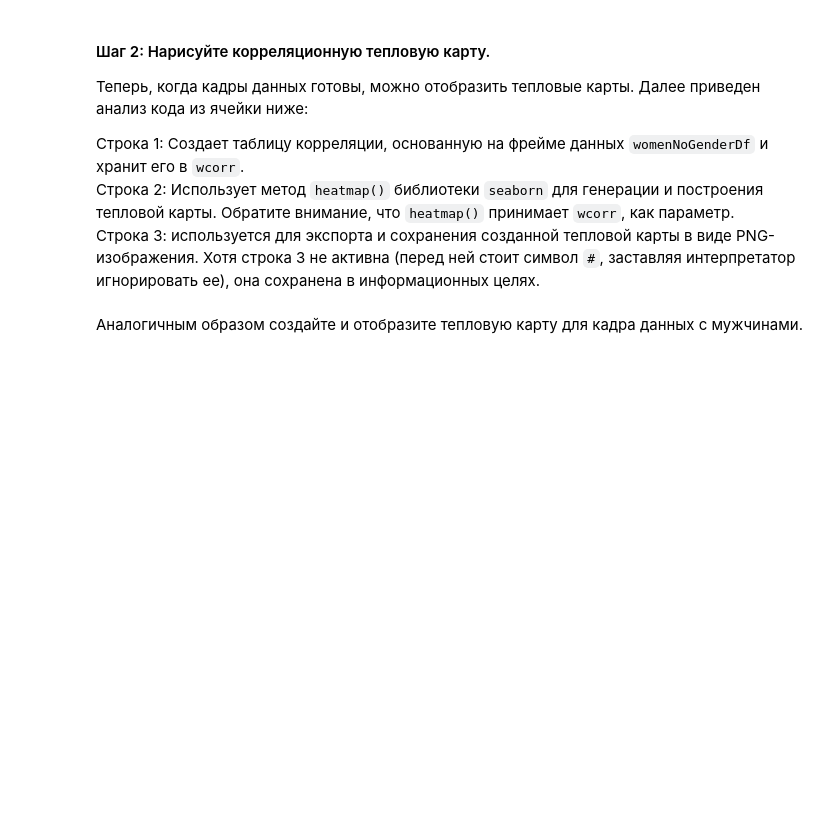
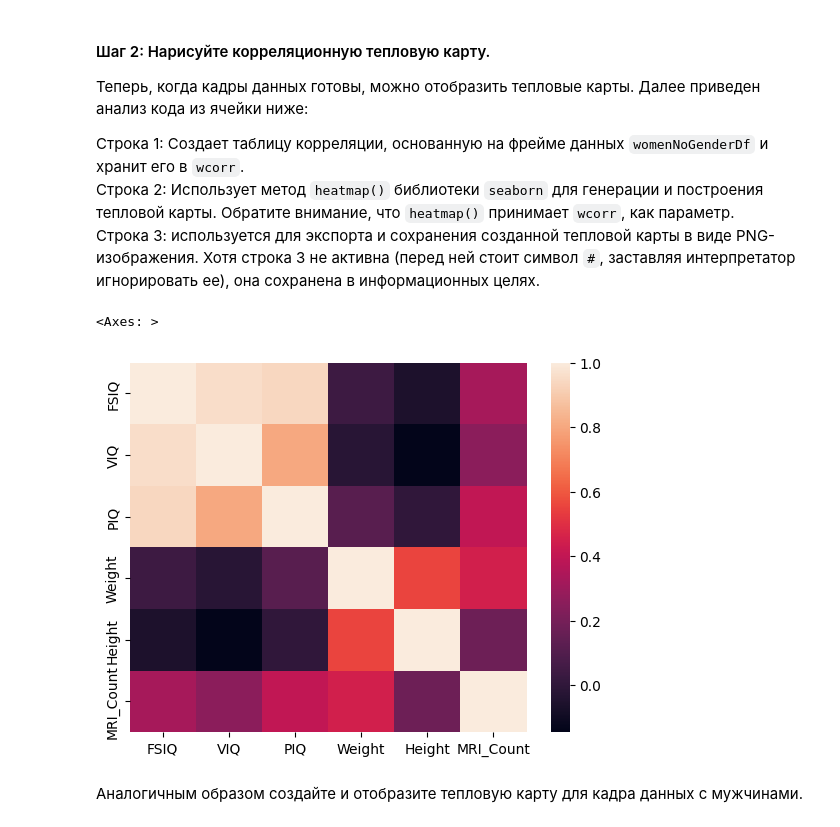
Before and after one commit to Southeast-Florida/lab2, a Jupyter notebook: correlation.ipynb, the cells around one changed output. Drawn from its saved outputs; the diff is of its cells as text; code cells hidden in the pictures; blank space fills up the shorter version.

```diff
--- a/correlation.ipynb
+++ b/correlation.ipynb
@@ -160,12 +253,13 @@ import matplotlib.pyplot as plt
 # %%
 # Ячейка для кода № 12
 import seaborn as sns
 
 wcorr = womenDf.corr()
 sns.heatmap(wcorr)
-plt.title("Тепловая карта корреляций (Женщины)")
-plt.tight_layout()
 #plt.savefig('attribute_correlations.png', tight_layout=True)
+# %% [output]
+<Axes: >
+[figure, added]
 # %% [markdown]
 Аналогичным образом создайте и отобразите тепловую карту для кадра данных с мужчинами.
 # %%
```
Also changed, not shown: parts of 14 cells of this notebook, 1 other file.
